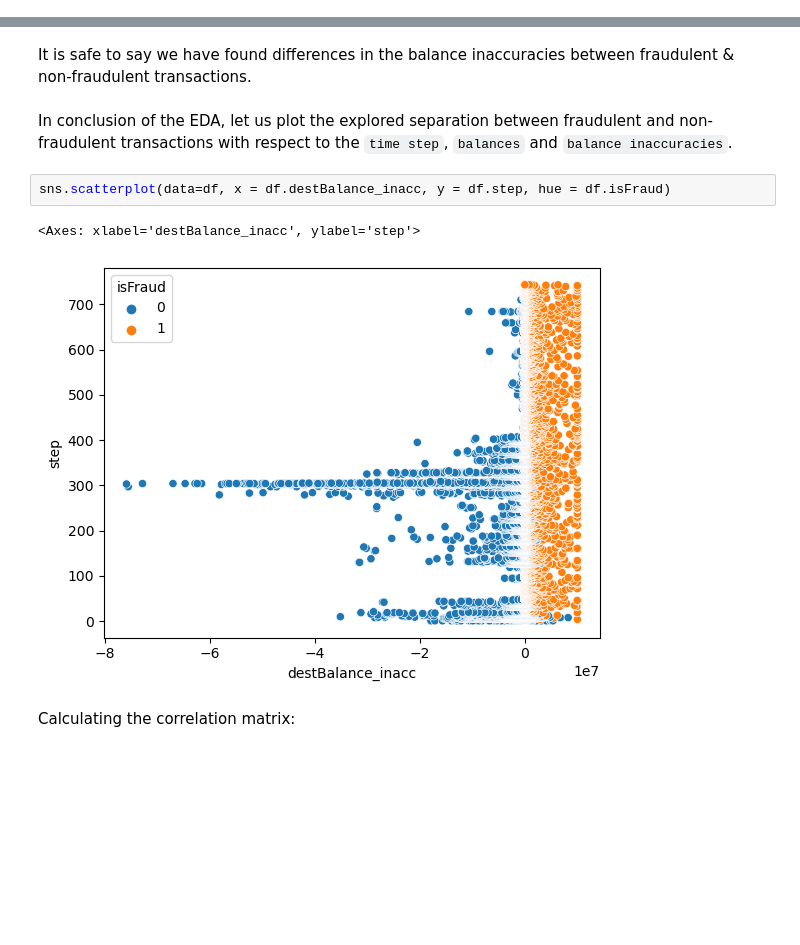
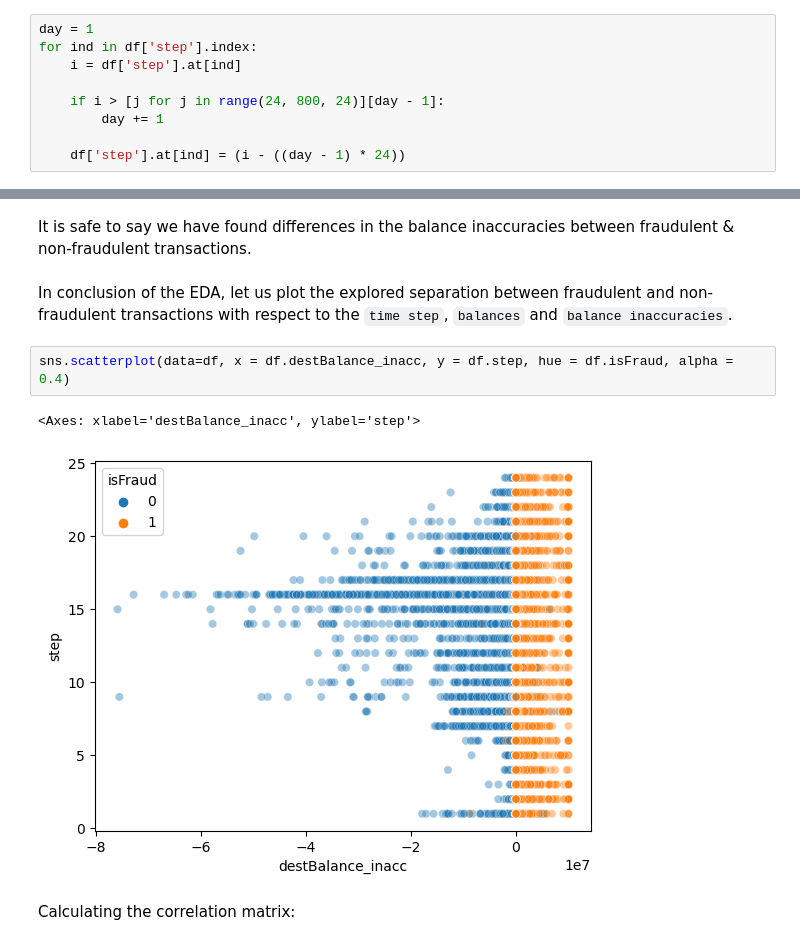
Before and after one commit to parthareja/financial-fraud-detection, a Jupyter notebook: financial-fraud-detection.ipynb, the cells around one changed output, grey strips where cells are left out. Drawn from its saved outputs; the diff is of its cells as text; blank space fills up the shorter version.

Commit message:
time step handled. modeling COMPLETE. best: RFC

```diff
--- a/financial-fraud-detection.ipynb
+++ b/financial-fraud-detection.ipynb
@@ -268,0 +271,9 @@ plt.show()
+# %%
+day = 1
+for ind in df['step'].index:
+    i = df['step'].at[ind]
+
+    if i > [j for j in range(24, 800, 24)][day - 1]:
+        day += 1
+
+    df['step'].at[ind] = (i - ((day - 1) * 24))
@@ -347,10 +366,10 @@ It is safe to say we have found differences in the balance inaccuracies between
 <br><br>
 In conclusion of the EDA, let us plot the explored separation between fraudulent and non-fraudulent transactions with respect to the `time step`, `balances` and `balance inaccuracies`.
 # %%
-sns.scatterplot(data=df, x = df.destBalance_inacc, y = df.step, hue = df.isFraud)
+sns.scatterplot(data=df, x = df.destBalance_inacc, y = df.step, hue = df.isFraud, alpha = 0.4)
 # %% [output]
 <Axes: xlabel='destBalance_inacc', ylabel='step'>
-[figure, old version]
+[figure, new version]
 # %% [markdown]
 Calculating the correlation matrix:
 # %%
```
Also changed, not shown: parts of 22 cells of this notebook.
